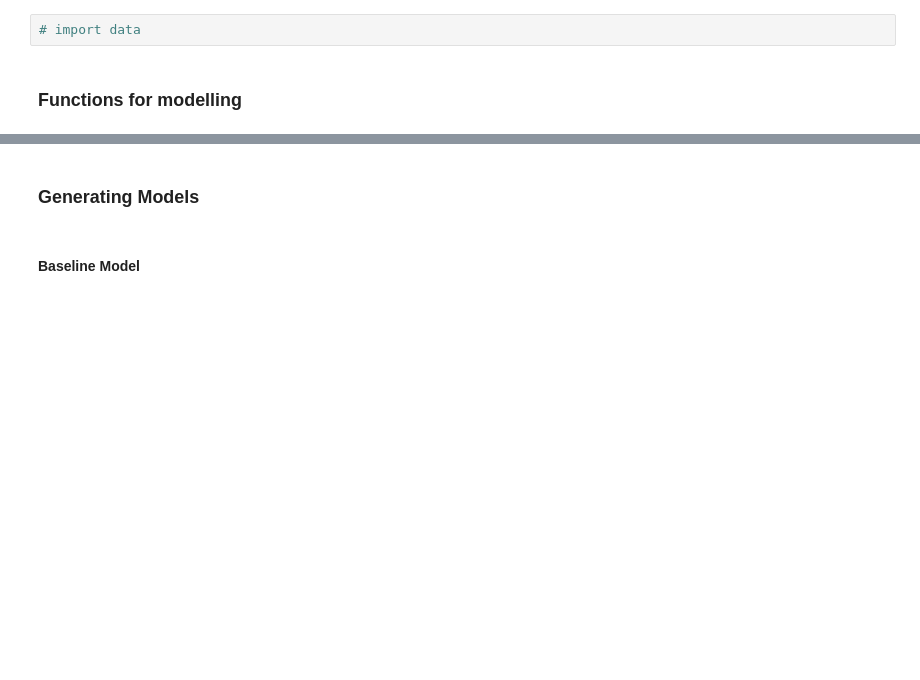
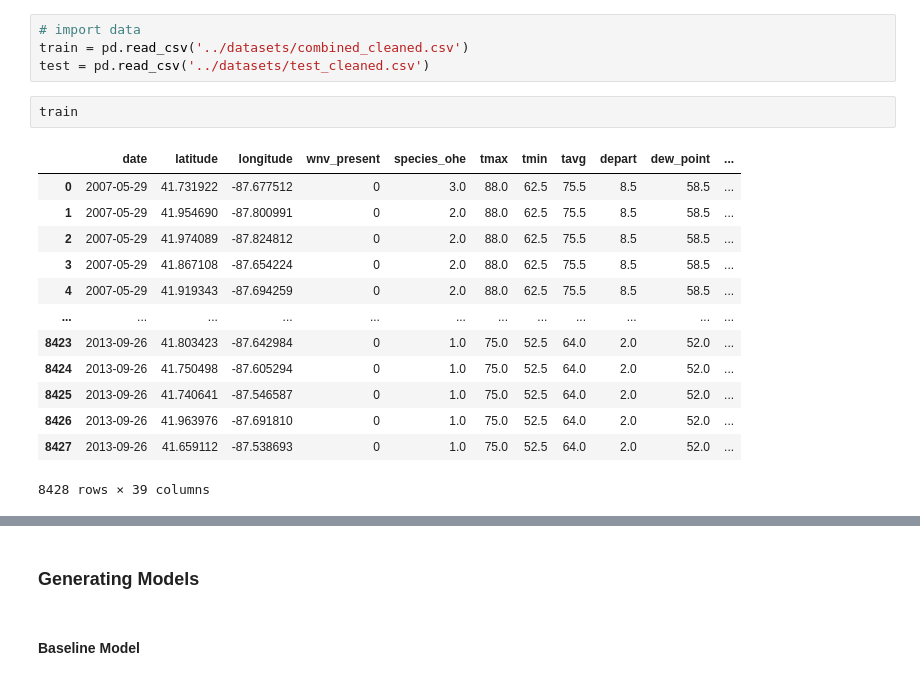
Before and after one commit to SiddharthPatel45/west-nile-virus, a Jupyter notebook: code/Part 2 - Modelling and Evaluation.ipynb, the cells around one changed output, grey strips where cells are left out. Drawn from its saved outputs; the diff is of its cells as text; blank space fills up the shorter version.

```diff
--- a/code/Part 2 - Modelling and Evaluation.ipynb
+++ b/code/Part 2 - Modelling and Evaluation.ipynb
@@ -26,4 +87,20 @@ Evaluation
 # %%
 # import data
+train = pd.read_csv('../datasets/combined_cleaned.csv')
+test = pd.read_csv('../datasets/test_cleaned.csv')
-# %% [markdown]
-### Functions for modelling
+# %%
+train
+# %% [output]
+|  | date | latitude | longitude | wnv_present | species_ohe | tmax | tmin | tavg | depart | dew_point | ... |
+| 0 | 2007-05-29 | 41.731922 | -87.677512 | 0 | 3.0 | 88.0 | 62.5 | 75.5 | 8.5 | 58.5 | ... |
+| 1 | 2007-05-29 | 41.954690 | -87.800991 | 0 | 2.0 | 88.0 | 62.5 | 75.5 | 8.5 | 58.5 | ... |
+| 2 | 2007-05-29 | 41.974089 | -87.824812 | 0 | 2.0 | 88.0 | 62.5 | 75.5 | 8.5 | 58.5 | ... |
+| 3 | 2007-05-29 | 41.867108 | -87.654224 | 0 | 2.0 | 88.0 | 62.5 | 75.5 | 8.5 | 58.5 | ... |
+| 4 | 2007-05-29 | 41.919343 | -87.694259 | 0 | 2.0 | 88.0 | 62.5 | 75.5 | 8.5 | 58.5 | ... |
+| ... | ... | ... | ... | ... | ... | ... | ... | ... | ... | ... | ... |
+| 8423 | 2013-09-26 | 41.803423 | -87.642984 | 0 | 1.0 | 75.0 | 52.5 | 64.0 | 2.0 | 52.0 | ... |
+| 8424 | 2013-09-26 | 41.750498 | -87.605294 | 0 | 1.0 | 75.0 | 52.5 | 64.0 | 2.0 | 52.0 | ... |
+| 8425 | 2013-09-26 | 41.740641 | -87.546587 | 0 | 1.0 | 75.0 | 52.5 | 64.0 | 2.0 | 52.0 | ... |
+| 8426 | 2013-09-26 | 41.963976 | -87.691810 | 0 | 1.0 | 75.0 | 52.5 | 64.0 | 2.0 | 52.0 | ... |
+| 8427 | 2013-09-26 | 41.659112 | -87.538693 | 0 | 1.0 | 75.0 | 52.5 | 64.0 | 2.0 | 52.0 | ... |
+8428 rows × 39 columns
```
Also changed, not shown: parts of 24 cells of this notebook.
